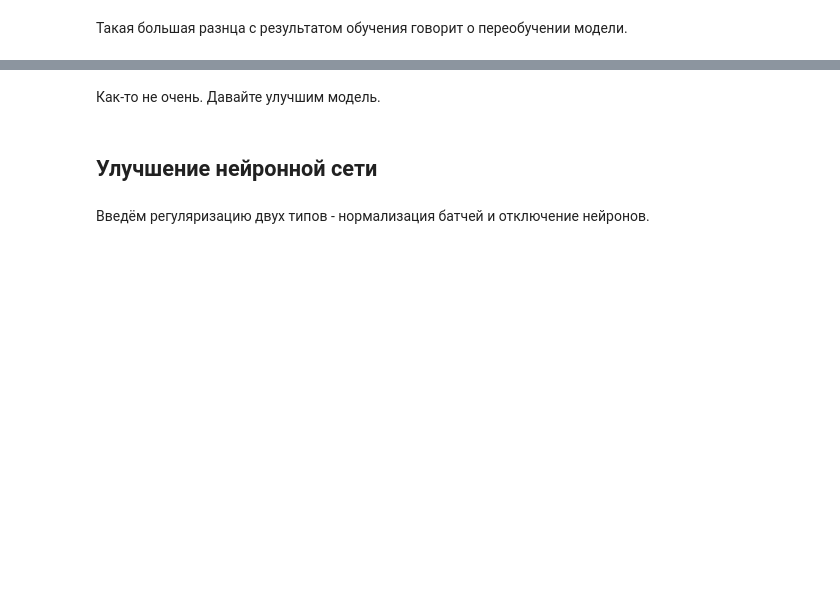
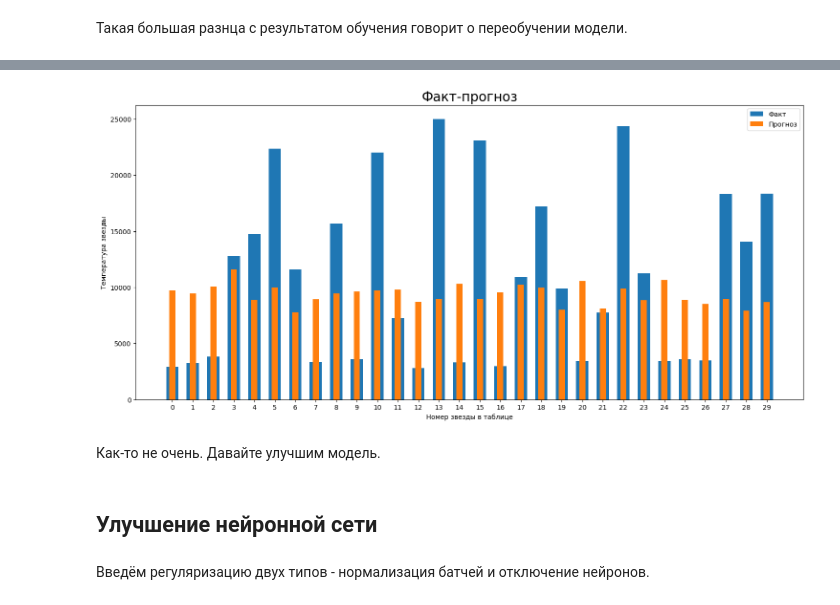
Before and after one commit to maria-smiles/stars, a Jupyter notebook: stars_v3.ipynb, the cells around one changed output, grey strips where cells are left out. Saved outputs shown, nothing was run; the diff lists cells and outputs as text; code cells hidden in the pictures; blank space fills up the shorter version.

```diff
--- a/stars_v3.ipynb
+++ b/stars_v3.ipynb
@@ -207,10 +331,21 @@ X_valid[numcol] = scaler.transform(X_valid[numcol])
 Поскольку в нейронной сети используются тензоры, переведём данные в этот тип.
 # %%
 X_train = torch.FloatTensor(X_train.values)
+X_train = X_train.to(device)
+
 y_train = torch.FloatTensor(y_train.values)
+y_train = y_train.to(device)
+
 X_test = torch.FloatTensor(X_test.values)
+X_test = X_test.to(device)
+
 y_test = torch.FloatTensor(y_test.values)
+y_test = y_test.to(device)
+
 X_valid = torch.FloatTensor(X_valid.values)
+X_valid = X_valid.to(device)
+
 y_valid = torch.FloatTensor(y_valid.values)
+y_valid = y_valid.to(device)
 # %%
 X_train
@@ -305,7 +468,7 @@ def learn_model(net, optimizer, num_epochs, batch_size, X_train, y_train, X_test
             net.eval()
             test_preds = net.forward(X_test)
             RMSE = torch.sqrt(loss(preds, y_test))
-            rmse_num = RMSE.detach().numpy()
+            rmse_num = RMSE.detach().cpu().numpy()
 
             return  rmse_num
 # %%
@@ -329,6 +494,7 @@ for batch_size in batch_size_arr:
 
         n_hidden_neurons_1 = h1[i]
         net1 = Model1(n_in_neurons, n_hidden_neurons_1, n_out_neurons)
+        net1.to(device)
         optimizer1 = torch.optim.Adam(net1.parameters(), lr=1e-3)
         optimizer2 = torch.optim.RMSprop(net1.parameters(), lr=1e-3)
         optimizer = optimizer1
@@ -366,6 +542,7 @@ for batch_size in batch_size_arr:
                 n_hidden_neurons_2 = h2[j]
 
                 net2 = Model2(n_in_neurons, n_hidden_neurons_1, n_hidden_neurons_2, n_out_neurons)
+                net2.to(device)
                 optimizer1 = torch.optim.Adam(net2.parameters(), lr=1e-3)
                 optimizer2 = torch.optim.RMSprop(net2.parameters(), lr=1e-3)
                 optimizer = optimizer1
@@ -432,19 +622,21 @@ print(requests.get(url).json())
 # %%
-y1 = torch.FloatTensor(test_preds).detach().numpy().reshape([-1])
-y2 = y_test.detach().numpy().reshape([-1])
+y1 = torch.FloatTensor(test_preds.cpu()).detach().numpy().reshape([-1])
+y2 = y_test.detach().cpu().numpy().reshape([-1])
 x = np.arange(len(y1))
 
 fig,ax = plt.subplots()
 fig.set_figwidth(18)
 fig.set_figheight(8)
 ax.set_xticks(x)
 fact = ax.bar(x, y2, width = 0.6, label = 'Факт')
 forecast = ax.bar(x, y1, width = 0.3, label = 'Прогноз')
 ax.legend()
 ax.set_title('Факт-прогноз', fontsize=20)
 ax.set_xlabel('Номер звезды в таблице')
 ax.set_ylabel('Температура звезды')
 plt.show()
+# %% [output]
+[figure, added]
 # %% [markdown]
 Как-то не очень. Давайте улучшим модель.
 # %%
```
Also changed, not shown: parts of 35 cells of this notebook.
